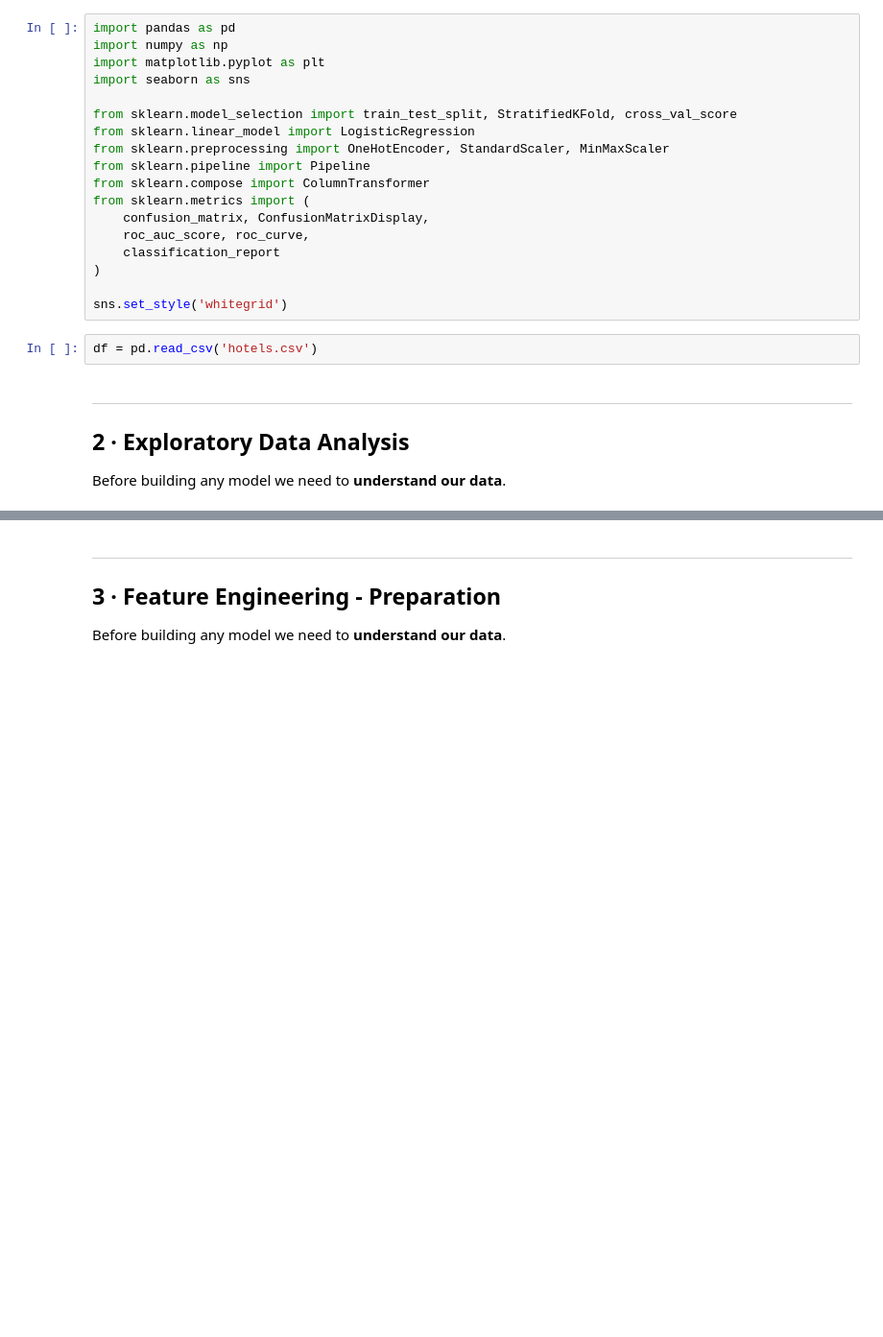
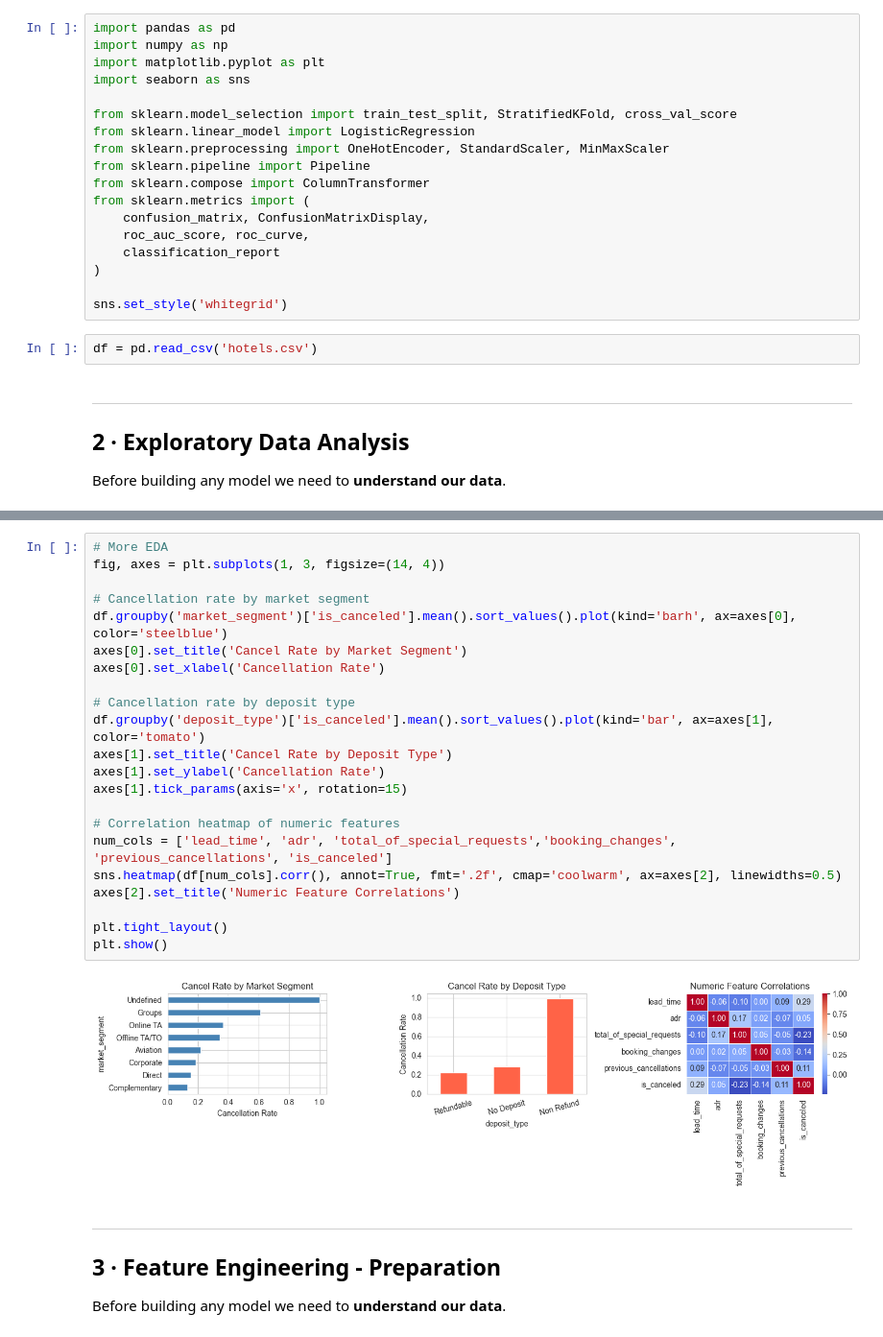
Before and after one commit to JedDataScience/week_8, a Jupyter notebook: hotel_cancellation_lab.ipynb, the cells around one changed output, grey strips where cells are left out. Shown at 96% size. Drawn from its saved outputs; the diff is of its cells as text; blank space fills up the shorter version.

```diff
--- a/hotel_cancellation_lab.ipynb
+++ b/hotel_cancellation_lab.ipynb
@@ -66,3 +120,27 @@ Before building any model we need to **understand our data**.
+# %%
+# More EDA
+fig, axes = plt.subplots(1, 3, figsize=(14, 4))
+
+# Cancellation rate by market segment
+df.groupby('market_segment')['is_canceled'].mean().sort_values().plot(kind='barh', ax=axes[0], color='steelblue')
+axes[0].set_title('Cancel Rate by Market Segment')
+axes[0].set_xlabel('Cancellation Rate')
+
+# Cancellation rate by deposit type
+df.groupby('deposit_type')['is_canceled'].mean().sort_values().plot(kind='bar', ax=axes[1], color='tomato')
+axes[1].set_title('Cancel Rate by Deposit Type')
+axes[1].set_ylabel('Cancellation Rate')
+axes[1].tick_params(axis='x', rotation=15)
+
+# Correlation heatmap of numeric features
+num_cols = ['lead_time', 'adr', 'total_of_special_requests','booking_changes', 'previous_cancellations', 'is_canceled']
+sns.heatmap(df[num_cols].corr(), annot=True, fmt='.2f', cmap='coolwarm', ax=axes[2], linewidths=0.5)
+axes[2].set_title('Numeric Feature Correlations')
+
+plt.tight_layout()
+plt.show()
+# %% [output]
+[figure, added]
 # %% [markdown]
 ---
 ## 3 · Feature Engineering - Preparation
```
Also changed, not shown: parts of 8 cells of this notebook.
